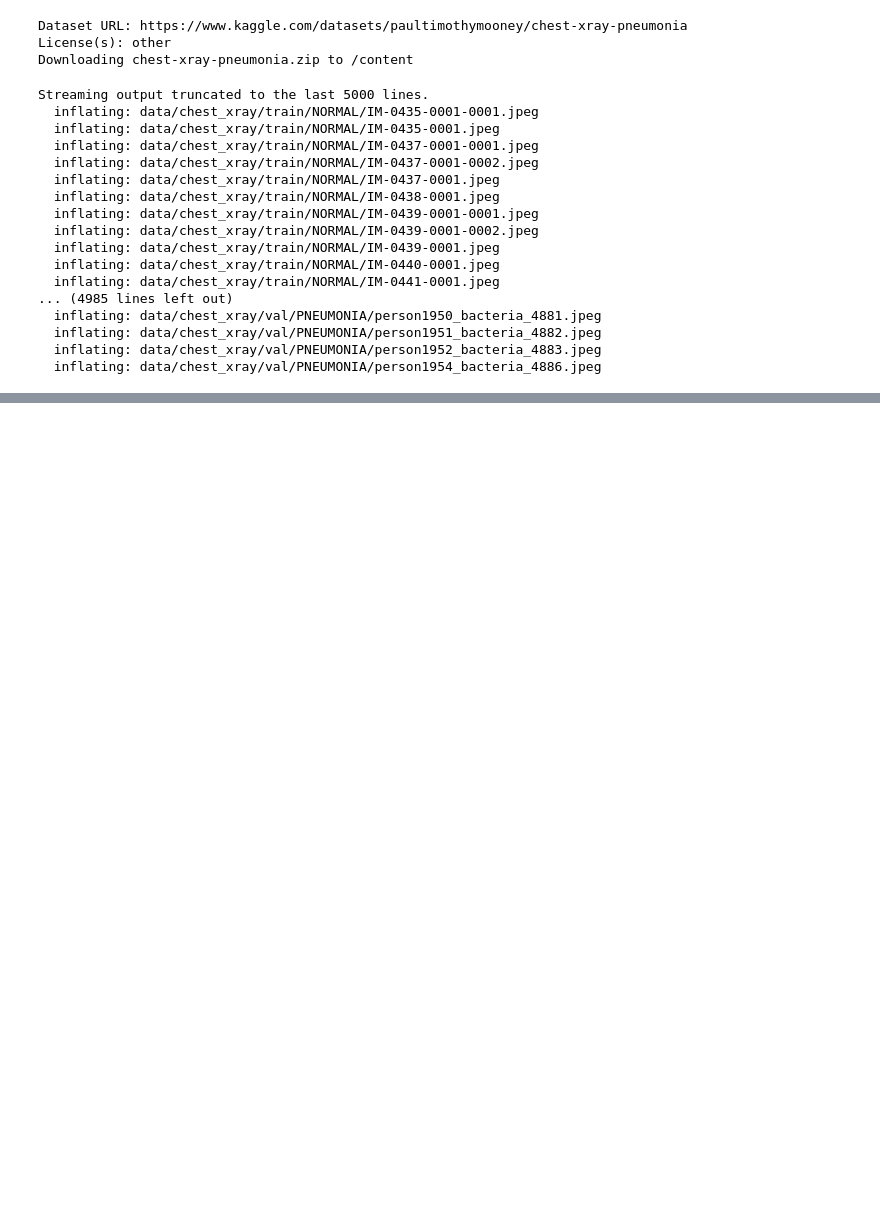
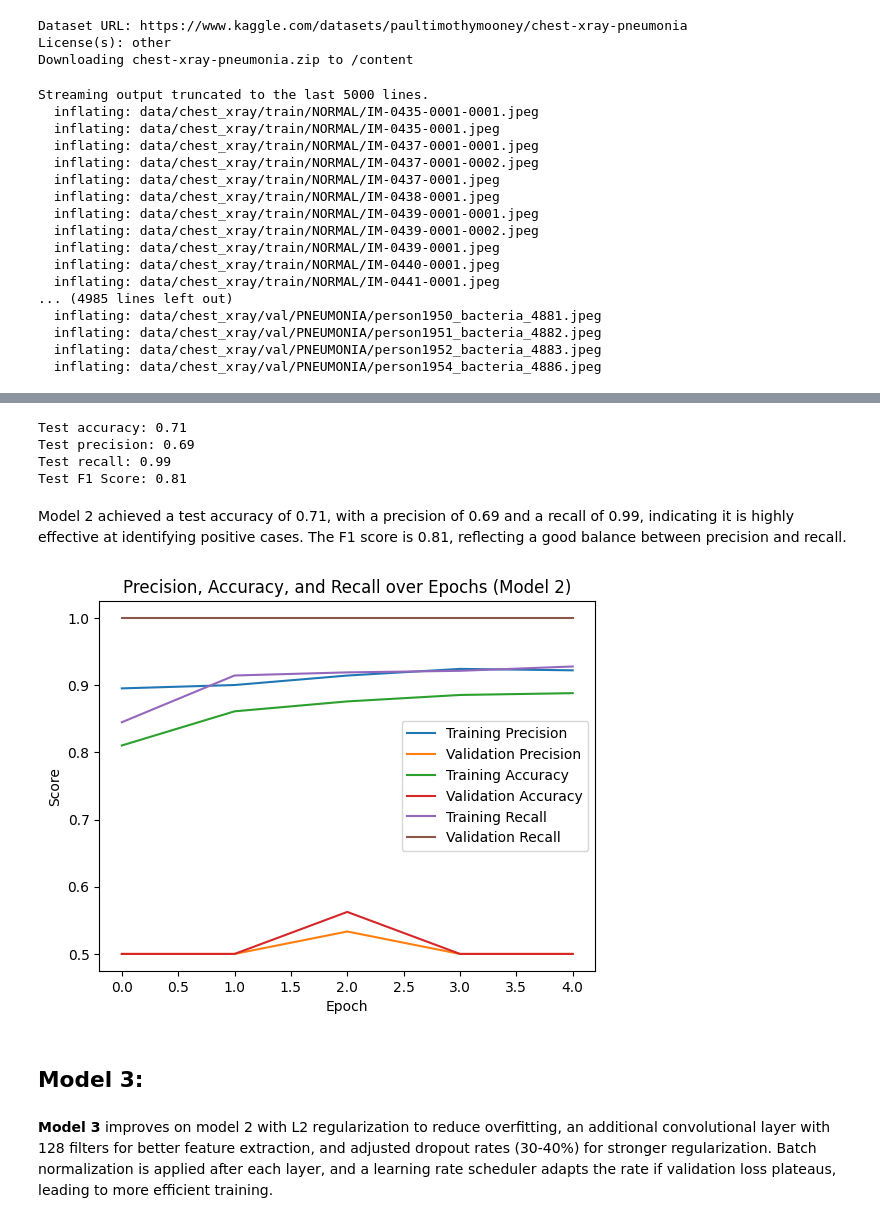
Before and after one commit to aramirezfr/RecommenderSystemProject, a Jupyter notebook: CNN_Pneumonia_Classifier.ipynb, the cells around one changed output, grey strips where cells are left out. Saved outputs shown, nothing was run; the diff lists cells and outputs as text; code cells hidden in the pictures; blank space fills up the shorter version.

```diff
--- a/CNN_Pneumonia_Classifier.ipynb
+++ b/CNN_Pneumonia_Classifier.ipynb
@@ -33,0 +575,5 @@ Streaming output truncated to the last 5000 lines.
+# %%
+#compile for model 2
+test2_model.compile(optimizer='adam',
+              loss='binary_crossentropy',
+              metrics=METRICS)
@@ -33,0 +605,7 @@ Streaming output truncated to the last 5000 lines.
+# %%
+test2_history = test2_model.fit(
+    train_set,
+    epochs=10,
+    validation_data=val_set,
+    callbacks=[early_stopping, lr_scheduler]
+)
@@ -33,0 +630,47 @@ Streaming output truncated to the last 5000 lines.
+# %%
+#unpack and print the metrics obtained from model 2
+test2_loss, test2_accuracy, test2_precision, test2_recall = test2_results
+
+# Calculate the F1 score
+if test2_precision + test2_recall > 0:
+    test2_f1_score = 2 * (test2_precision * test2_recall) / (test2_precision + test2_recall)
+else:
+    test2_f1_score = 0  # Handle the case where both precision and recall are zero to avoid division by zero
+
+
+print(f"Test accuracy: {test2_accuracy:.2f}")
+print(f"Test precision: {test2_precision:.2f}")
+print(f"Test recall: {test2_recall:.2f}")
+print(f"Test F1 Score: {test2_f1_score:.2f}")
+# %% [output]
+Test accuracy: 0.71
+Test precision: 0.69
+Test recall: 0.99
+Test F1 Score: 0.81
+# %% [markdown]
+Model 2 achieved a test accuracy of 0.71, with a precision of 0.69 and a recall of 0.99, indicating it is highly effective at identifying positive cases. The F1 score is 0.81, reflecting a good balance between precision and recall.
+# %%
+# Plot training and validation precision
+plt.plot(test2_history.history['precision'], label='Training Precision')
+plt.plot(test2_history.history['val_precision'], label='Validation Precision')
+
+# Plot training and validation accuracy
+plt.plot(test2_history.history['accuracy'], label='Training Accuracy')
+plt.plot(test2_history.history['val_accuracy'], label='Validation Accuracy')
+
+# Plot training and validation recall
+plt.plot(test2_history.history['recall'], label='Training Recall')
+plt.plot(test2_history.history['val_recall'], label='Validation Recall')
+
+# Add labels and title
+plt.xlabel('Epoch')
+plt.ylabel('Score')
+plt.title('Precision, Accuracy, and Recall over Epochs (Model 2)')
+plt.legend()
+plt.show()
+# %% [output]
+[figure, added]
+# %% [markdown]
+## Model 3:
+# %% [markdown]
+**Model 3** improves on model 2 with L2 regularization to reduce overfitting, an additional convolutional layer with 128 filters for better feature extraction, and adjusted dropout rates (30-40%) for stronger regularization. Batch normalization is applied after each layer, and a learning rate scheduler adapts the rate if validation loss plateaus, leading to more efficient training.
```
Also changed, not shown: parts of 95 cells of this notebook.
